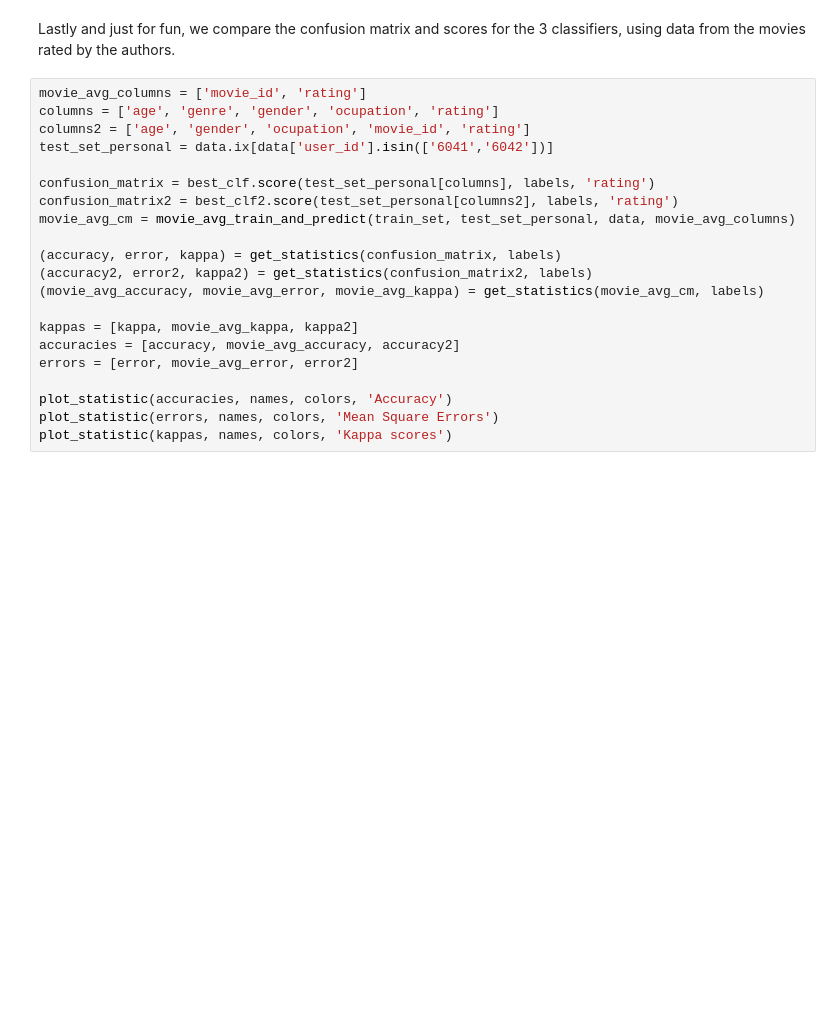
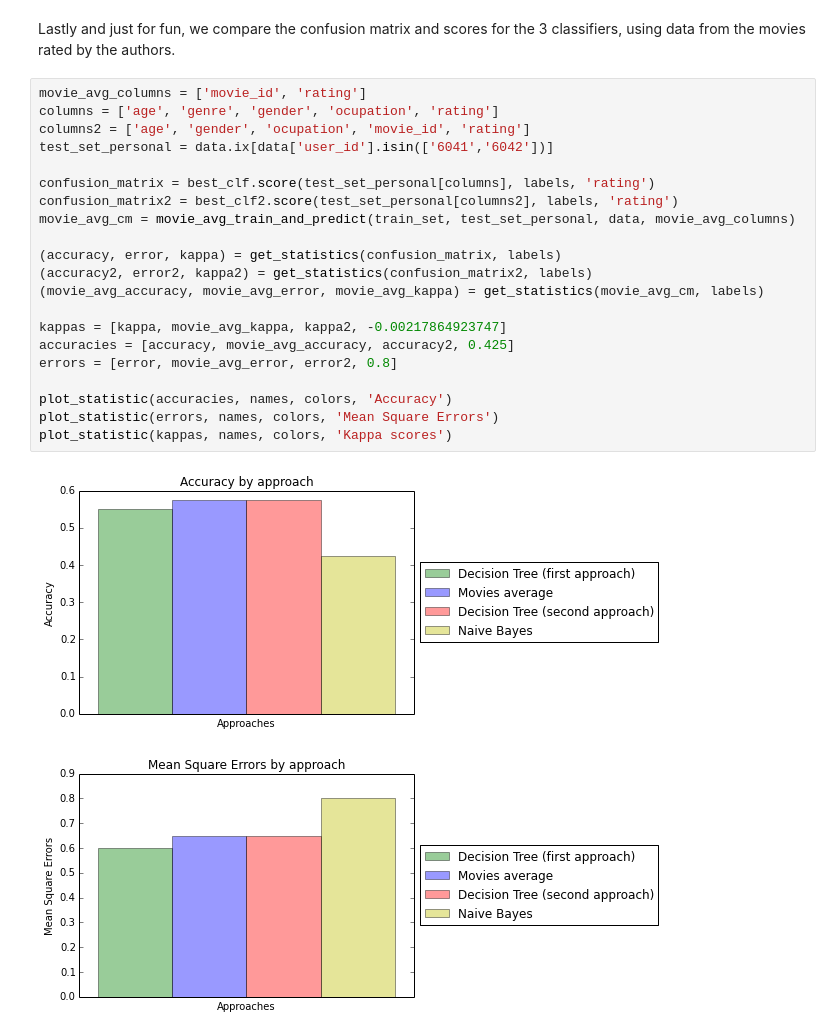
Before and after one commit to gabrielilharco/ctc17-project3, a Jupyter notebook: src/tree.ipynb, the cells around one changed output. Saved outputs shown, nothing was run; the diff lists cells and outputs as text; blank space fills up the shorter version.

```diff
--- a/src/tree.ipynb
+++ b/src/tree.ipynb
@@ -586,21 +692,24 @@ Lastly and just for fun, we compare the confusion matrix and scores for the 3 cl
 # %%
 movie_avg_columns = ['movie_id', 'rating']
 columns = ['age', 'genre', 'gender', 'ocupation', 'rating']
 columns2 = ['age', 'gender', 'ocupation', 'movie_id', 'rating']
 test_set_personal = data.ix[data['user_id'].isin(['6041','6042'])]
 
 confusion_matrix = best_clf.score(test_set_personal[columns], labels, 'rating')
 confusion_matrix2 = best_clf2.score(test_set_personal[columns2], labels, 'rating')
 movie_avg_cm = movie_avg_train_and_predict(train_set, test_set_personal, data, movie_avg_columns)
 
 (accuracy, error, kappa) = get_statistics(confusion_matrix, labels)
 (accuracy2, error2, kappa2) = get_statistics(confusion_matrix2, labels)
 (movie_avg_accuracy, movie_avg_error, movie_avg_kappa) = get_statistics(movie_avg_cm, labels)
 
-kappas = [kappa, movie_avg_kappa, kappa2]
-accuracies = [accuracy, movie_avg_accuracy, accuracy2]
-errors = [error, movie_avg_error, error2]
+kappas = [kappa, movie_avg_kappa, kappa2, -0.00217864923747]
+accuracies = [accuracy, movie_avg_accuracy, accuracy2, 0.425]
+errors = [error, movie_avg_error, error2, 0.8]
 
 plot_statistic(accuracies, names, colors, 'Accuracy')
 plot_statistic(errors, names, colors, 'Mean Square Errors')
 plot_statistic(kappas, names, colors, 'Kappa scores')
+# %% [output]
+[figure, added]
+[figure, added]
```
Also changed, not shown: parts of 17 cells of this notebook, 1 other file.
